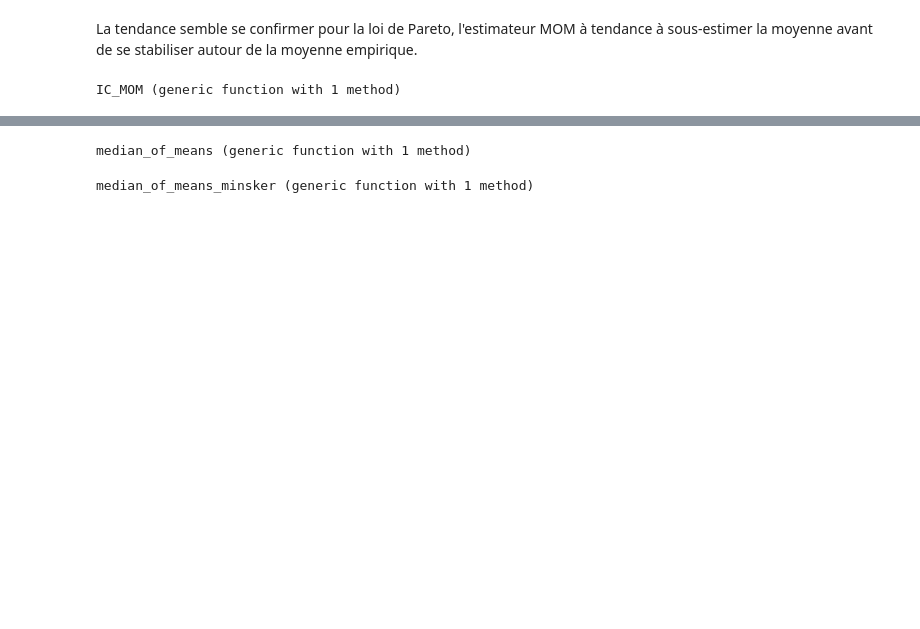
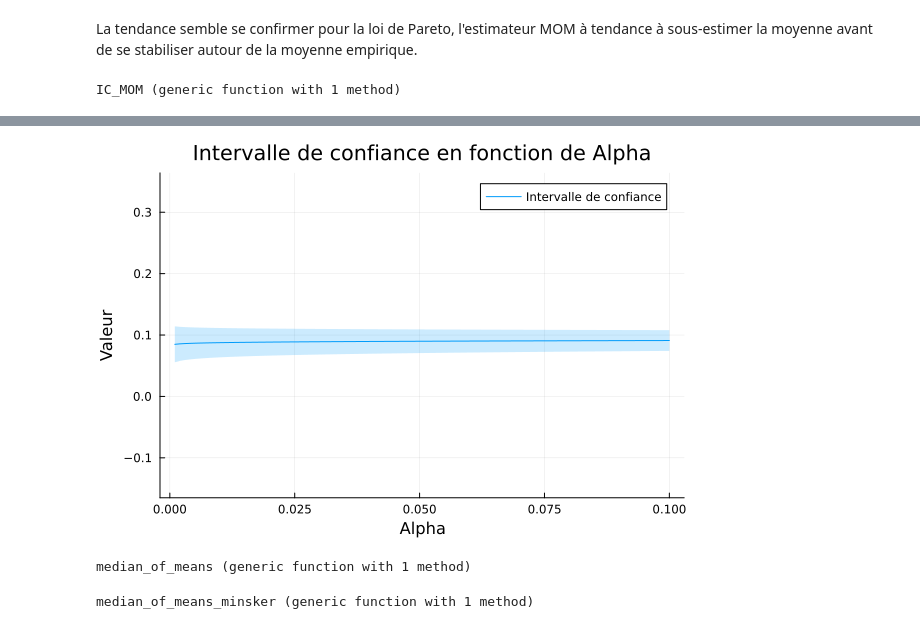
Before and after one commit to Arthur-tena/Projet_estimateurs_robustes, a Jupyter notebook: Plot_MOM.ipynb, the cells around one changed output, grey strips where cells are left out. Saved outputs shown, nothing was run; the diff lists cells and outputs as text; code cells hidden in the pictures; blank space fills up the shorter version.

```diff
--- a/Plot_MOM.ipynb
+++ b/Plot_MOM.ipynb
@@ -312,3 +316,7 @@ plot_ICs(data3,25)
+# %%
+plot_ICs(data1,25)
+# %% [output]
+[figure, added]
 # %%
 # Estimateur classique où l'on choisit le nombre de blocks
 
```
Also changed, not shown: parts of 19 cells of this notebook.
